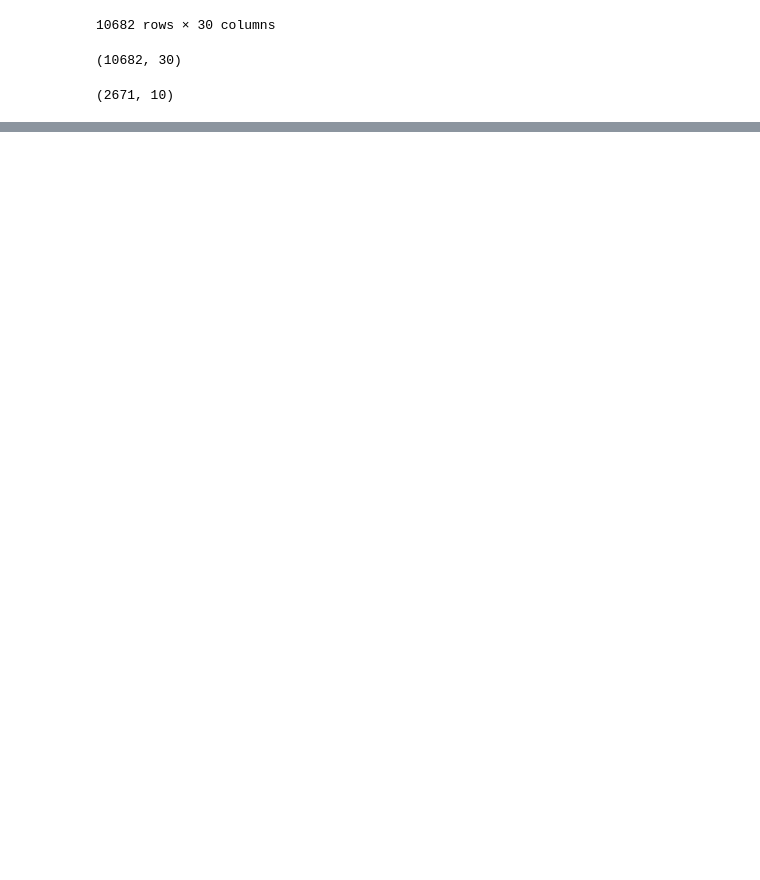
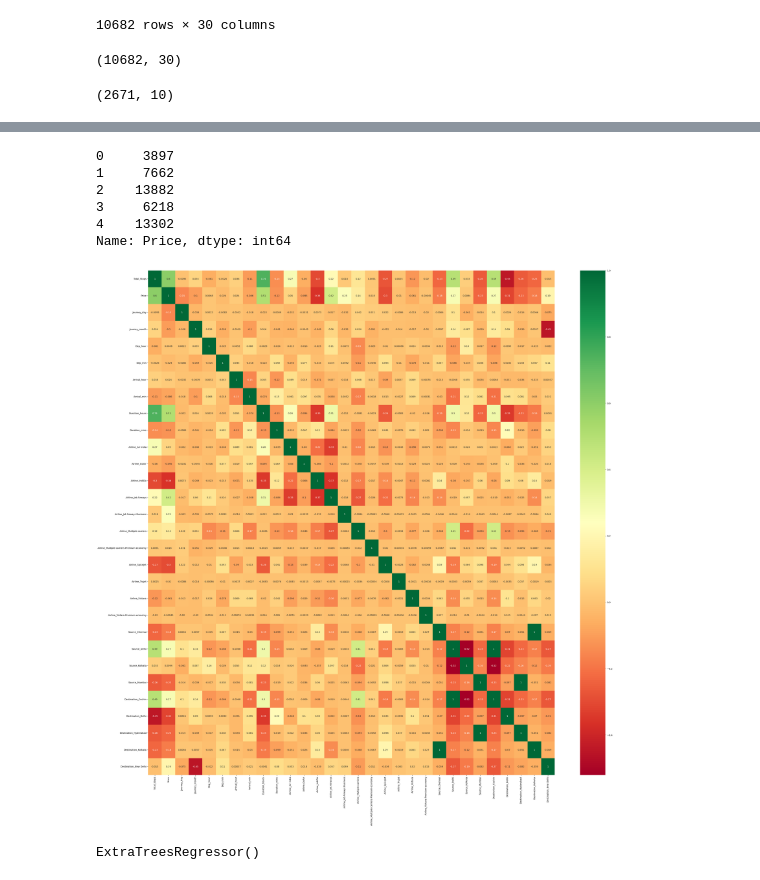
Before and after one commit to Komal-Mandal/AirFair_Vista, a Jupyter notebook: Flightprice.ipynb, the cells around one changed output, grey strips where cells are left out. Drawn from its saved outputs; the diff is of its cells as text; code cells hidden in the pictures; blank space fills up the shorter version.

```diff
--- a/Flightprice.ipynb
+++ b/Flightprice.ipynb
@@ -420,0 +556,27 @@ test_data.head()
+# %%
+y = df.iloc[:, 1]
+y.head()
+# %% [output]
+0     3897
+1     7662
+2    13882
+3     6218
+4    13302
+Name: Price, dtype: int64
+# %%
+# Finds correlation between Independent and dependent attributes
+
+plt.figure(figsize = (40,40))
+sns.heatmap(df.corr(), annot = True, cmap = "RdYlGn")
+
+plt.show()
+# %% [output]
+[figure, added]
+# %%
+# Important feature using ExtraTreesRegressor
+
+from sklearn.ensemble import ExtraTreesRegressor
+selection = ExtraTreesRegressor()
+selection.fit(X, y)
+# %% [output]
+ExtraTreesRegressor()
```
Also changed, not shown: parts of 32 cells of this notebook, 3 other files.
